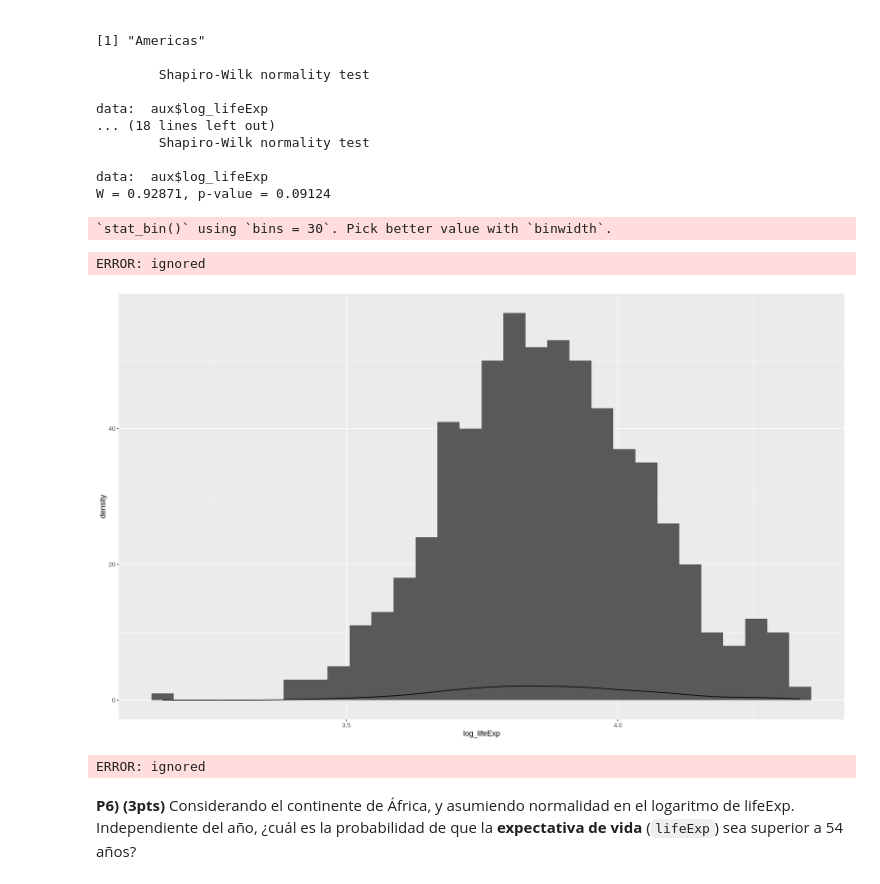
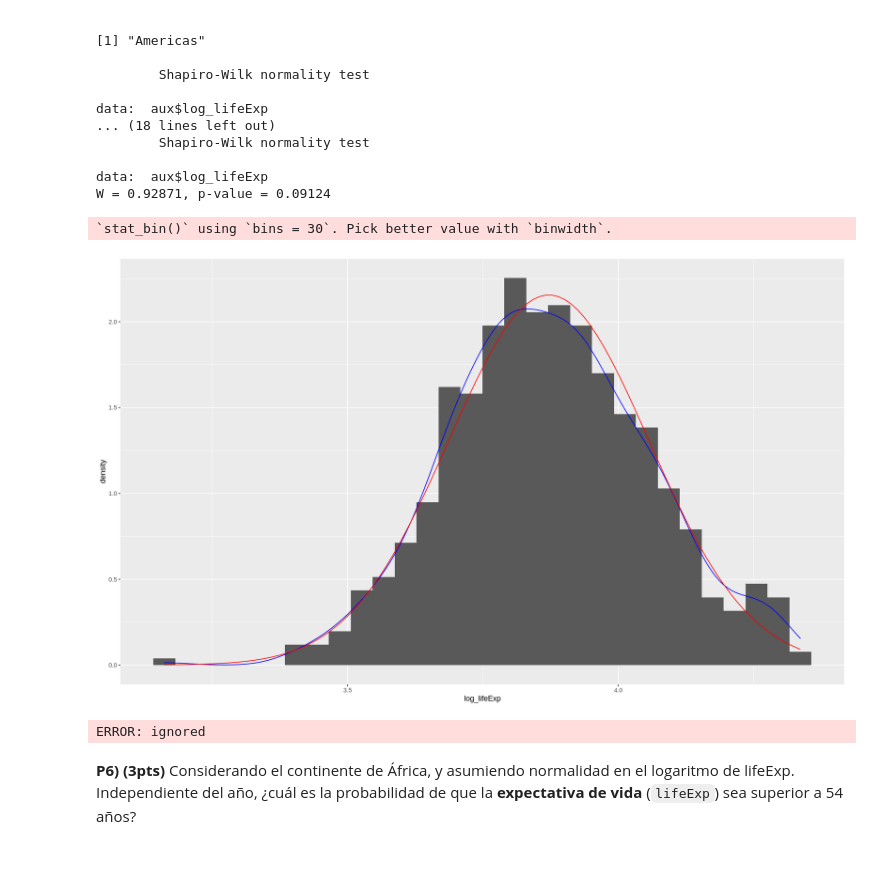
Before and after one commit to HaroldConley/diplomado_BD, a Jupyter notebook: Evaluaciones/C3/Evaluacion_final_v10.ipynb, the cells around one changed output. Drawn from its saved outputs; the diff is of its cells as text; code cells hidden in the pictures.

```diff
--- a/Evaluaciones/C3/Evaluacion_final_v10.ipynb
+++ b/Evaluaciones/C3/Evaluacion_final_v10.ipynb
@@ -217,41 +217,27 @@ W = 0.92871, p-value = 0.09124
 # %%
 # Pregunta 5.b.- Para los continentes encontrados en a), grafique los histogramas para el logaritmo de lifeExp.
 # Considere añadir estimaciones de las densidades, dadas por geom_density así como una densidad normal con parámetros de media y varianza igual
 # a la media y desviación estandar muestral. ¿Qué opina sobre el histograma de Oceanía? Comente sobre posibles causas de su aspecto.
 gapminder_africa_life_log <- gapminder_life_log %>% filter(continent == "Africa")
 
 ggplot(gapminder_africa_life_log) +
   aes(x = log_lifeExp) +
-  geom_histogram() +
-  geom_density()
-
-curve(
-  dnorm(
-    x,
-    mean = mean(gapminder_africa_life_log$log_lifeExp),
-    sd = sd(gapminder_africa_life_log$log_lifeExp),
-    log = T
-  ),
-  add = T,
-  col = "red"
-)
+  geom_histogram(aes(y = ..density..))+
+  geom_density(col = "blue") +
+  stat_function(fun = function(x){
+    dnorm(x, mean = mean(gapminder_africa_life_log$log_lifeExp), sd = sd(gapminder_africa_life_log$log_lifeExp))
+  }, col = "red")
 # %% [output]
 `stat_bin()` using `bins = 30`. Pick better value with `binwidth`.
-ERROR: ignored
-[figure, old version]
+[figure, new version]
-# %%
-curve(
-  dnorm(
-    x,
-    mean = mean(gapminder_africa_life_log$log_lifeExp),
-    sd = sd(gapminder_africa_life_log$log_lifeExp),
-    log = T
-  ),
-  add = T,
-  col = "red"
-)
-# %% [output]
-ERROR: ignored
+# %%
+m <- mean(gapminder_africa_life_log$log_lifeExp)
+std <- sd(gapminder_africa_life_log$log_lifeExp)
+
+curve(dnorm(x, mean=m, sd=std),
+      col="red", lwd=2, add=TRUE, yaxt="n")
+# %% [output]
+ERROR: ignored
 # %%
 
 ggplot(gapminder_life_log %>% filter(continent == "Oceania")) +
```
